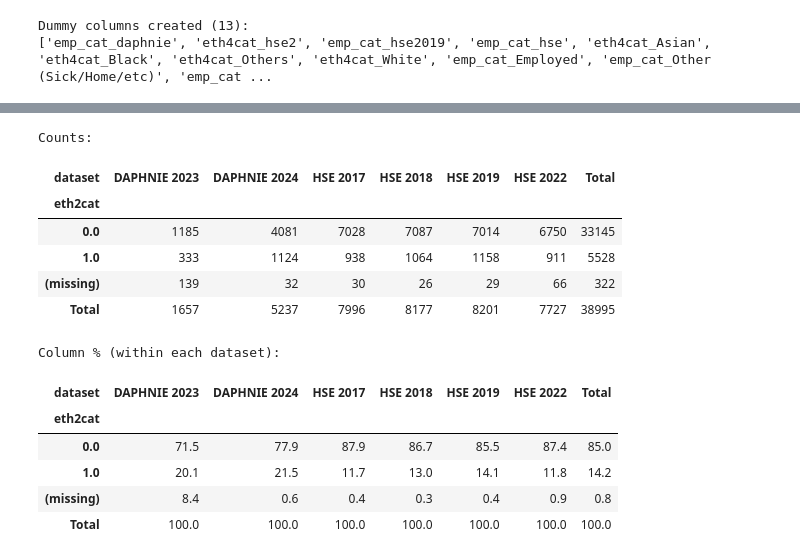
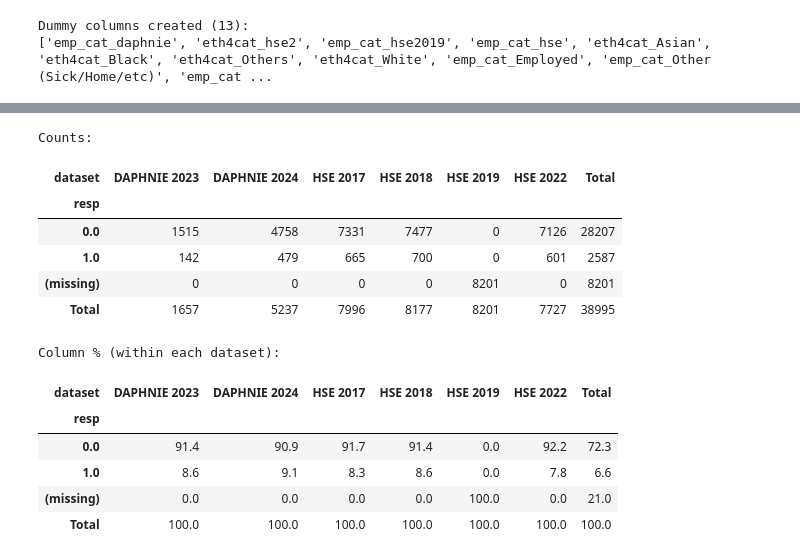
Before and after one commit to LuisGiraldo86/EuroQoL, a Jupyter notebook: notebooks/data_wrangling/02-csv_wrangling.ipynb, the cells around one changed output, grey strips where cells are left out. Cells and saved outputs as stored; diff of their text form; code cells hidden in the pictures.

```diff
--- a/notebooks/data_wrangling/02-csv_wrangling.ipynb
+++ b/notebooks/data_wrangling/02-csv_wrangling.ipynb
@@ -524,43 +522,43 @@ Remaining object/string columns (may need attention):
 
 Saved to data/wrangled_data.csv
 # %%
-eth2cat_pct = (
-    df_w.groupby("dataset")['eth2cat']
+resp_pct = (
+    df_w.groupby("dataset")['resp']
     .value_counts(normalize=True, dropna=False)
     .mul(100).round(1)
     .rename("pct")
     .reset_index()
-    .pivot(index="eth2cat", columns="dataset", values="pct")
+    .pivot(index="resp", columns="dataset", values="pct")
     .fillna(0)
 )
 
-eth2cat_n = pd.crosstab(
-    df_w["eth2cat"].fillna("(missing)"),
+resp_n = pd.crosstab(
+    df_w["resp"].fillna("(missing)"),
     df_w["dataset"],
     margins=True,
     margins_name="Total",
 )
 
 # column-wise proportions (% within each dataset)
-eth2cat_pct = eth2cat_n.div(eth2cat_n.loc["Total"]).mul(100).round(1)
+resp_pct = resp_n.div(resp_n.loc["Total"]).mul(100).round(1)
 
 print("Counts:")
-display(eth2cat_n)
+display(resp_n)
 
 print("\nColumn % (within each dataset):")
-display(eth2cat_pct)
+display(resp_pct)
 # %% [output]
 Counts:
 | dataset | DAPHNIE 2023 | DAPHNIE 2024 | HSE 2017 | HSE 2018 | HSE 2019 | HSE 2022 | Total |
-| eth2cat |  |  |  |  |  |  |  |
-| 0.0 | 1185 | 4081 | 7028 | 7087 | 7014 | 6750 | 33145 |
-| 1.0 | 333 | 1124 | 938 | 1064 | 1158 | 911 | 5528 |
-| (missing) | 139 | 32 | 30 | 26 | 29 | 66 | 322 |
+| resp |  |  |  |  |  |  |  |
+| 0.0 | 1515 | 4758 | 7331 | 7477 | 0 | 7126 | 28207 |
+| 1.0 | 142 | 479 | 665 | 700 | 0 | 601 | 2587 |
+| (missing) | 0 | 0 | 0 | 0 | 8201 | 0 | 8201 |
 | Total | 1657 | 5237 | 7996 | 8177 | 8201 | 7727 | 38995 |
 Column % (within each dataset):
 | dataset | DAPHNIE 2023 | DAPHNIE 2024 | HSE 2017 | HSE 2018 | HSE 2019 | HSE 2022 | Total |
-| eth2cat |  |  |  |  |  |  |  |
-| 0.0 | 71.5 | 77.9 | 87.9 | 86.7 | 85.5 | 87.4 | 85.0 |
-| 1.0 | 20.1 | 21.5 | 11.7 | 13.0 | 14.1 | 11.8 | 14.2 |
-| (missing) | 8.4 | 0.6 | 0.4 | 0.3 | 0.4 | 0.9 | 0.8 |
+| resp |  |  |  |  |  |  |  |
+| 0.0 | 91.4 | 90.9 | 91.7 | 91.4 | 0.0 | 92.2 | 72.3 |
+| 1.0 | 8.6 | 9.1 | 8.3 | 8.6 | 0.0 | 7.8 | 6.6 |
+| (missing) | 0.0 | 0.0 | 0.0 | 0.0 | 100.0 | 0.0 | 21.0 |
 | Total | 100.0 | 100.0 | 100.0 | 100.0 | 100.0 | 100.0 | 100.0 |
```
Also changed, not shown: parts of 5 cells of this notebook.
